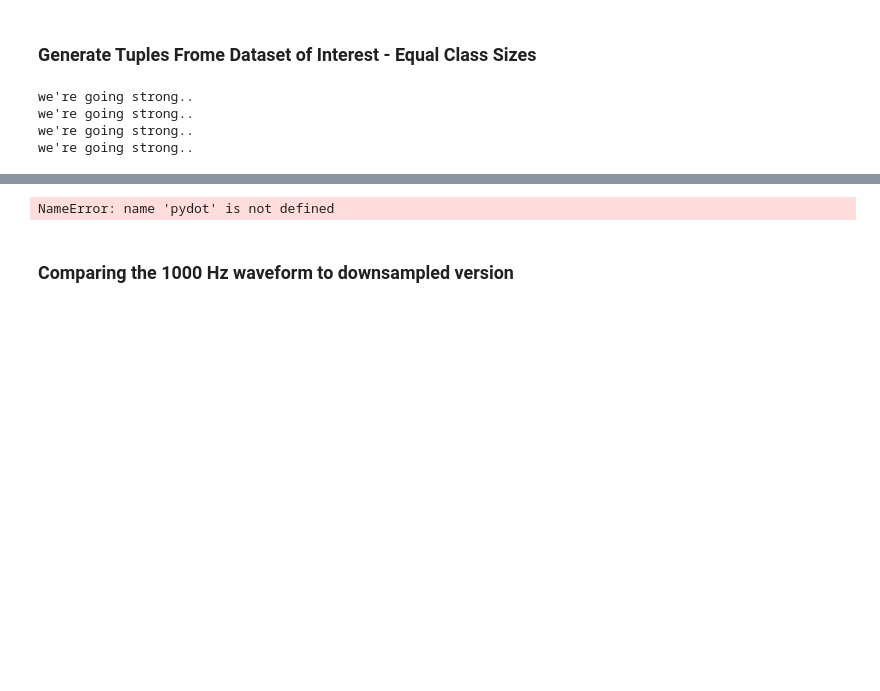
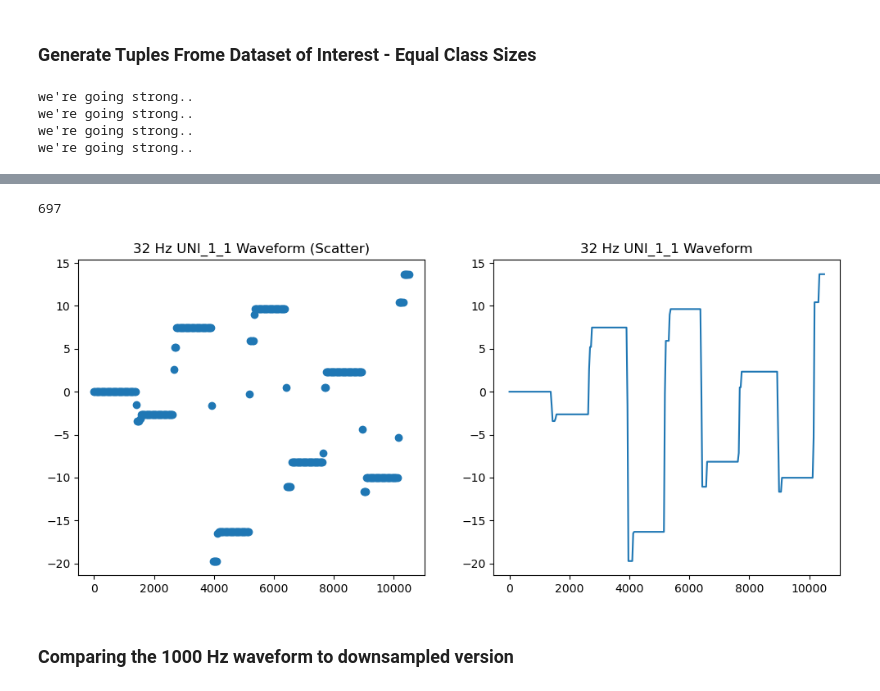
Before and after one commit to rsrini10/PCM, a Jupyter notebook: prelimwaveformcnnmodel.ipynb, the cells around one changed output, grey strips where cells are left out. Drawn from its saved outputs; the diff is of its cells as text; code cells hidden in the pictures; blank space fills up the shorter version.

```diff
--- a/prelimwaveformcnnmodel.ipynb
+++ b/prelimwaveformcnnmodel.ipynb
@@ -1094,14 +768,0 @@ classes = ['Normal','Bilateral Hypometric','Bilateral Hypermetric','Hyper Left H
-# %%
-individual_tree = rf.estimators_[0]
-export_graphviz(individual_tree,
-                feature_names=columns,
-                class_names=classes,
-                rounded=True, filled=True)
-
-# Convert the DOT file to a PNG image using Graphviz
-(graph,) = pydot.graph_from_dot_file('individual_tree.dot')
-
-# Write the PNG image
-graph.write_png('individual_tree.png')
-# %% [output]
-NameError: name 'pydot' is not defined
@@ -1108,3 +843,8 @@ NameError: name 'pydot' is not defined
+# %%
+plot_waveform("uni_1_1",1000,32)
+# %% [output]
+697
+[figure, added]
 # %% [markdown]
 ### Comparing the 1000 Hz waveform to downsampled version
 # %%
```
Also changed, not shown: parts of 84 cells of this notebook.
